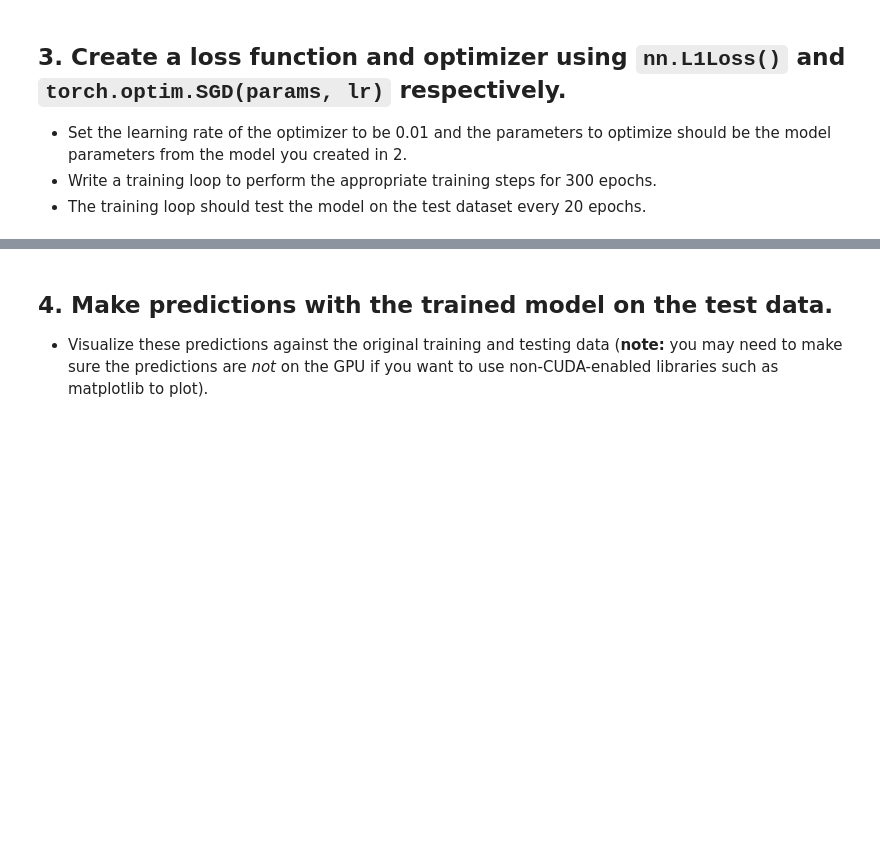
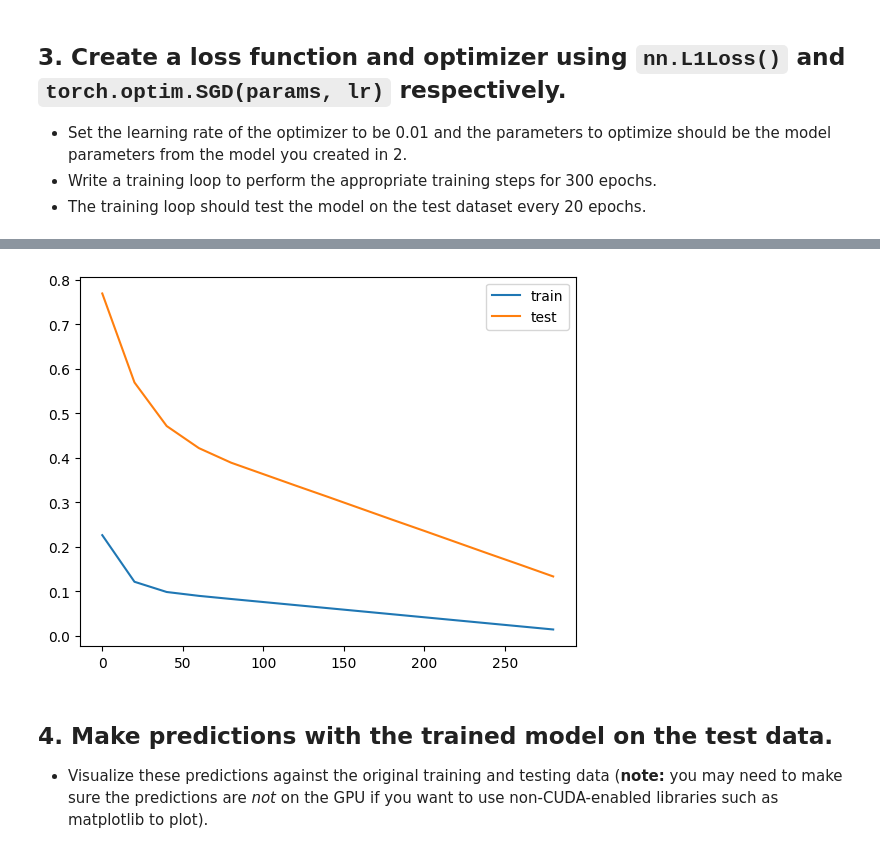
Before and after one commit to johnnybinh/kaggle_notebook, a Jupyter notebook: pytorch_workflow_exercises.ipynb, the cells around one changed output, grey strips where cells are left out. Drawn from its saved outputs; the diff is of its cells as text; code cells hidden in the pictures; blank space fills up the shorter version.

```diff
--- a/pytorch_workflow_exercises.ipynb
+++ b/pytorch_workflow_exercises.ipynb
@@ -57,2 +94,15 @@ print(f"First 10 X & y samples:\nX: {X[:10]}\ny: {y[:10]}")
+# %%
+# Create PyTorch linear regression model by subclassing nn.Module
+class LinearRegressionModel(nn.Module):
+  def __init__(self):
+      super().__init__()
+      self.bias = nn.Parameter(torch.rand(1,dtype=torch.float,requires_grad=True))
+      self.weights = nn.Parameter(torch.rand(1,dtype=torch.float,requires_grad=True))
+
+  def forward(self, x: torch.Tensor) -> torch.Tensor: # <- "x" is the input data (e.g. training/testing features)
+      return self.weights * x + self.bias
 # %%
 # Instantiate the model and put it to the target device
+torch.manual_seed(42)
+model_0 = LinearRegressionModel()
+list(model_0.parameters())
@@ -63,6 +118,9 @@ print(f"First 10 X & y samples:\nX: {X[:10]}\ny: {y[:10]}")
   * The training loop should test the model on the test dataset every 20 epochs.
 # %%
 # Create the loss function and optimizer
+loss_fn = nn.L1Loss()
+
+optimizer = torch.optim.SGD(params =model_0.parameters(), lr=0.01)
 # %%
 # Training loop
 
@@ -108,3 +196,11 @@ for epoch in range(epochs):
+# %%
+# Plot the loss curves
+plt.plot(epoch_count,train_lost,label='train')
+plt.plot(epoch_count,test_lost, label='test')
+plt.legend()
+plt.show()
+# %% [output]
+[figure, added]
 # %% [markdown]
 ## 4. Make predictions with the trained model on the test data.
   * Visualize these predictions against the original training and testing data (**note:** you may need to make sure the predictions are *not* on the GPU if you want to use non-CUDA-enabled libraries such as matplotlib to plot).
```
Also changed, not shown: parts of 12 cells of this notebook.
